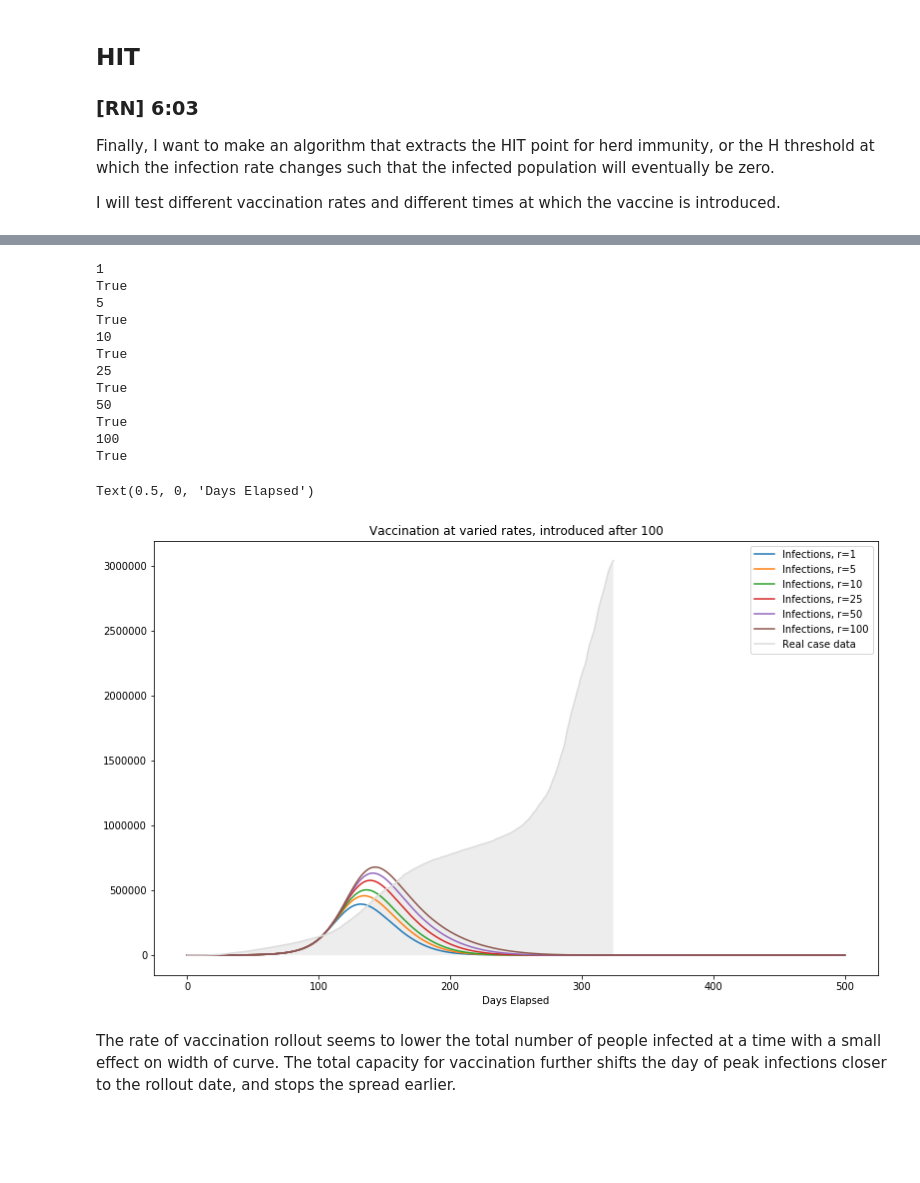
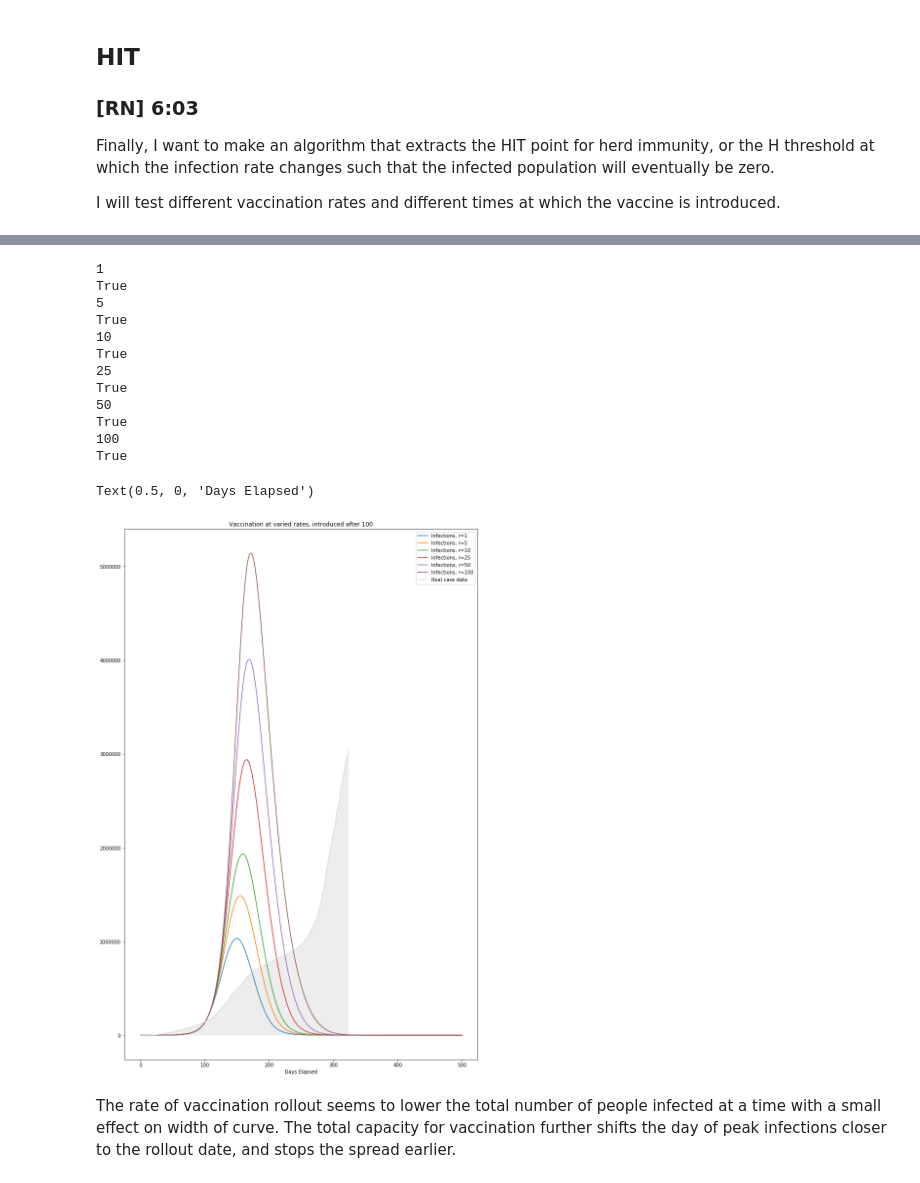
Before and after one commit to rnnisi/Phys128-CovidTracking, a Jupyter notebook: 2021021_FinishingSIRHD.ipynb, the cells around one changed output, grey strips where cells are left out. Drawn from its saved outputs; the diff is of its cells as text; code cells hidden in the pictures; blank space fills up the shorter version.

```diff
--- a/2021021_FinishingSIRHD.ipynb
+++ b/2021021_FinishingSIRHD.ipynb
@@ -570,7 +573,7 @@ After 12 days, the chi square really jumps up and k changes significantly. I wil
 ### Final plots? hopefully
 
 I0 = cases[0]
-N = 3.95*10**6 # actual population of CA
+N = 39.5*10**6 # actual population of CA
 k = 0.15
 g = 1/14
 v = N * 0.01
@@ -715,7 +710,7 @@ Text(0.5, 0, 'Days Elapsed')
 ### Test different vaccination rates
 
 I0 = cases[0]
-N = 3.95*10**6 # actual population of CA
+N = 39.5*10**6 # actual population of CA
 k = 0.15
 g = 1/14
 v = 0.01 * N
@@ -728,34 +723,34 @@ dt = 0.01
 w = 60
 
 
 fig11, axs11 = plt.subplots(1, sharex=True, gridspec_kw={'hspace':0.1}) # plot the models
 
 for i in range(len(r)):
     print(r[i])
     S, I, R, H, D = SIRHD(I0, N, k, g, v, lag, r[i], A, d, w, dt, duration)
     print(CheckTotal(S, I, R, H, D, N))
     axs11.plot(x, I, label = "Infections, r=" + str(r[i]))
 axs11.plot(time[:len(cases)], cases, label = "Real case data", color = "gainsboro")
 axs11.fill_between(time[:len(cases)], 0, cases, facecolor = "gainsboro", alpha = 0.5)
 axs11.legend()
 plt.title("Vaccination at varied rates, introduced after " + str(lag))
 plt.xlabel("Number of People")
 plt.xlabel("Days Elapsed")
 # %% [output]
 1
 True
 5
 True
 10
 True
 25
 True
 50
 True
 100
 True
 Text(0.5, 0, 'Days Elapsed')
-[figure, old version]
+[figure, new version]
 # %% [markdown]
 The rate of vaccination rollout seems to lower the total number of people infected at a time with a small effect on width of curve. The total capacity for vaccination further shifts the day of peak infections closer to the rollout date, and stops the spread earlier.
 # %%
```
Also changed, not shown: parts of 10 cells of this notebook, 1 other file.
